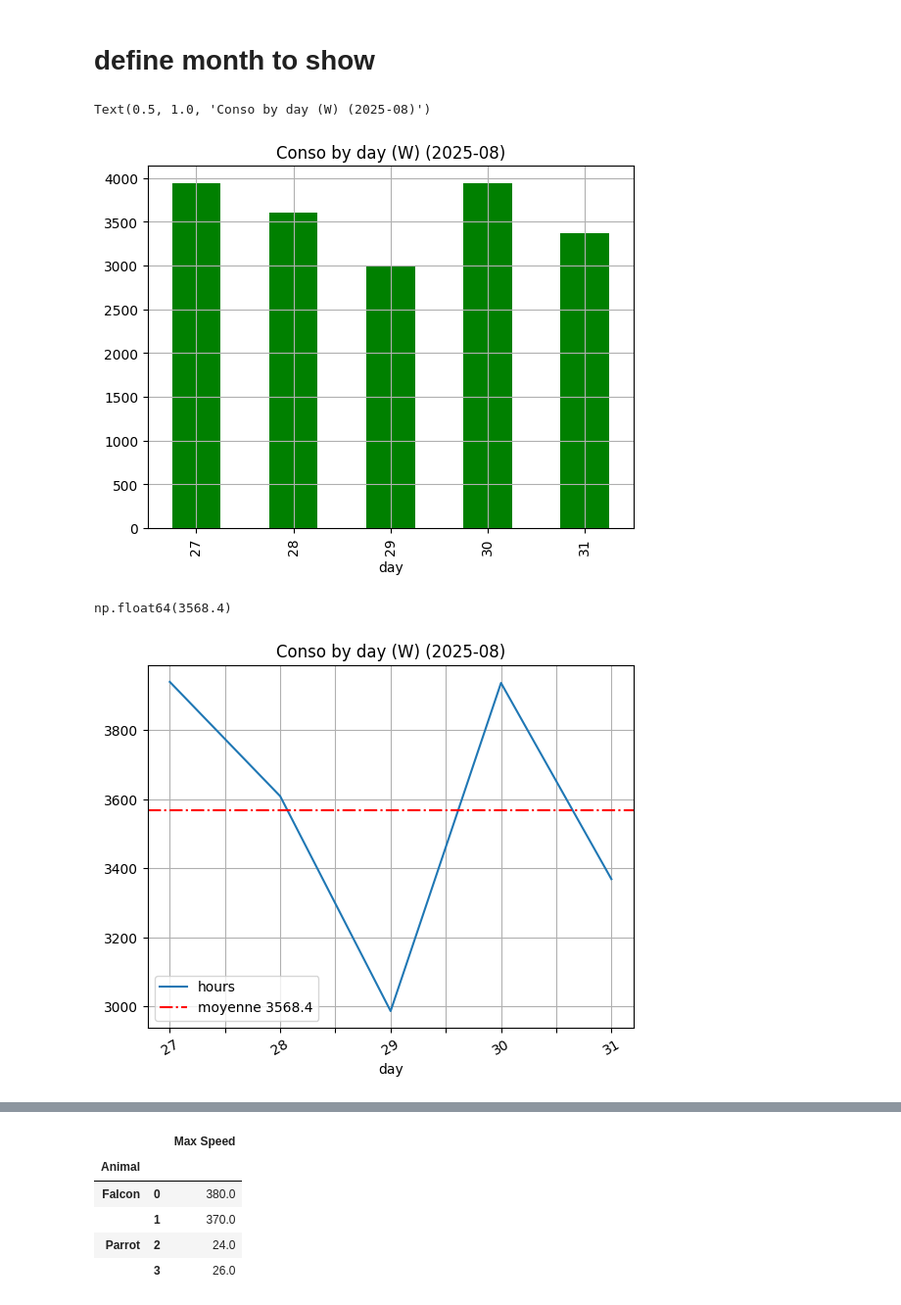
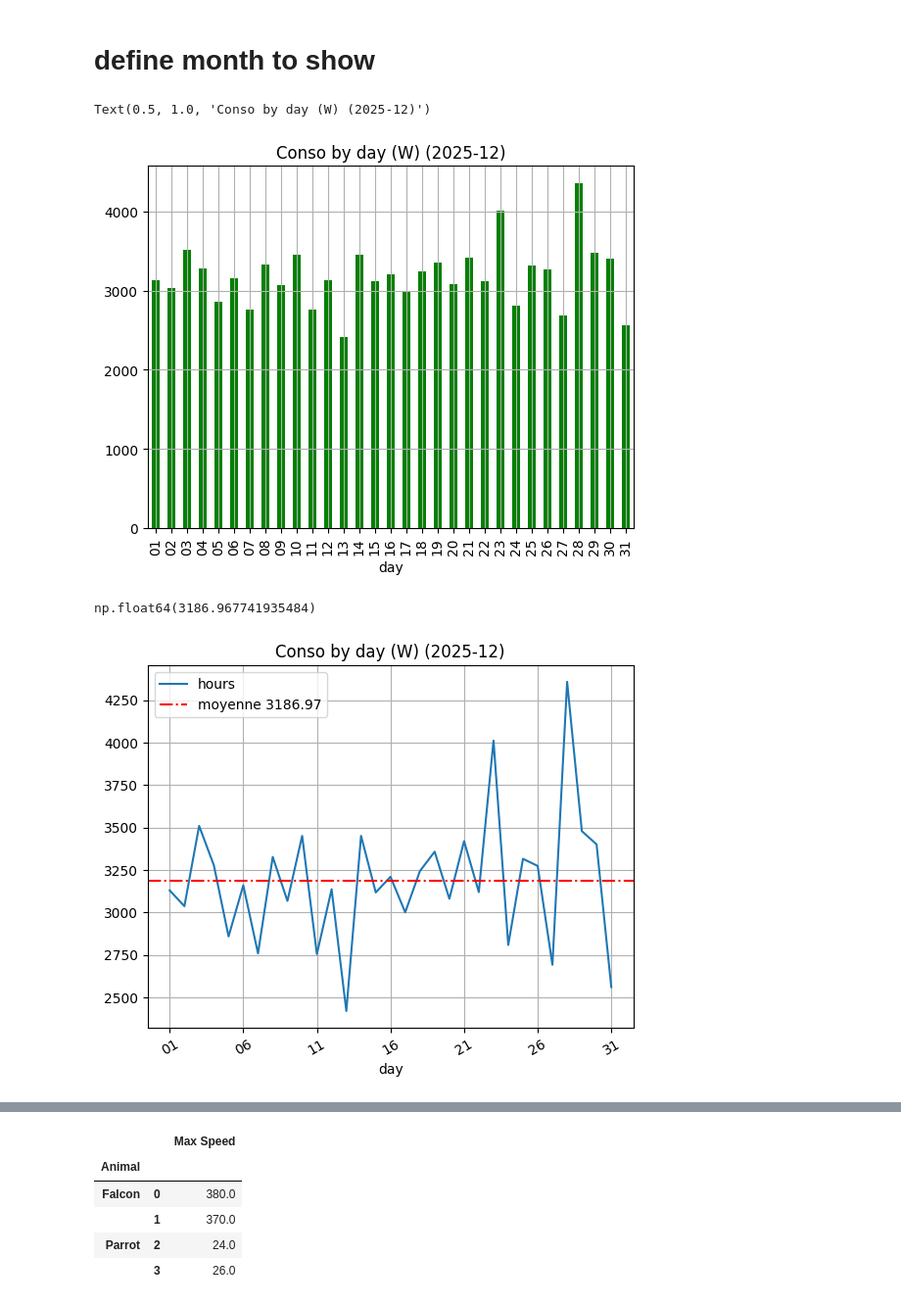
Before and after one commit to jdavid54/jupyter_notebooks2, a Jupyter notebook: conso_kwh_mini.ipynb, the cells around one changed output, grey strips where cells are left out. Shown at 98% size. Drawn from its saved outputs; the diff is of its cells as text; code cells hidden in the pictures.

```diff
--- a/conso_kwh_mini.ipynb
+++ b/conso_kwh_mini.ipynb
@@ -887,19 +891,19 @@ dict_keys(['2025-08', '2025-09', '2025-10', '2025-11', '2025-12', '2026-01', '20
 # %% [markdown]
 # define month to show
 # %%
-m = '2025-08'
+m = '2025-12'
 month=conso_grouped_by_month.get_group(m)
 conso_grouped_by_month_day = month.groupby(['day'], sort=False)
 conso_grouped_by_month_day['kWh'].count().plot(grid=True,kind='bar',color='green',width=.5)
 plt.title(f'Conso by day (W) ({m})')
 # %% [output]
-Text(0.5, 1.0, 'Conso by day (W) (2025-08)')
+Text(0.5, 1.0, 'Conso by day (W) (2025-12)')
-[figure, old version]
+[figure, new version]
 # %%
 c=conso_grouped_by_month_day['hours'].count()
 c.mean()
 # %% [output]
-np.float64(3568.4)
+np.float64(3186.967741935484)
 # %%
 conso_grouped_by_month_day['hours'].count().plot(grid=True)#, kind='bar', color='green', width=.8)
 moy = round(c.mean(),2)
@@ -908,7 +912,7 @@ plt.legend()
 plt.title(f'Conso by day (W) ({month.iloc[0]['months']})')
 plt.xticks(rotation=30);
 # %% [output]
-[figure, old version]
+[figure, new version]
 # %%
 conso_grouped_by_month_and_day = conso_days[['day','hours','months','kWh']].groupby(['months','day'], sort=False)
 # %%
```
Also changed, not shown: parts of 140 cells of this notebook, 6 other files.
